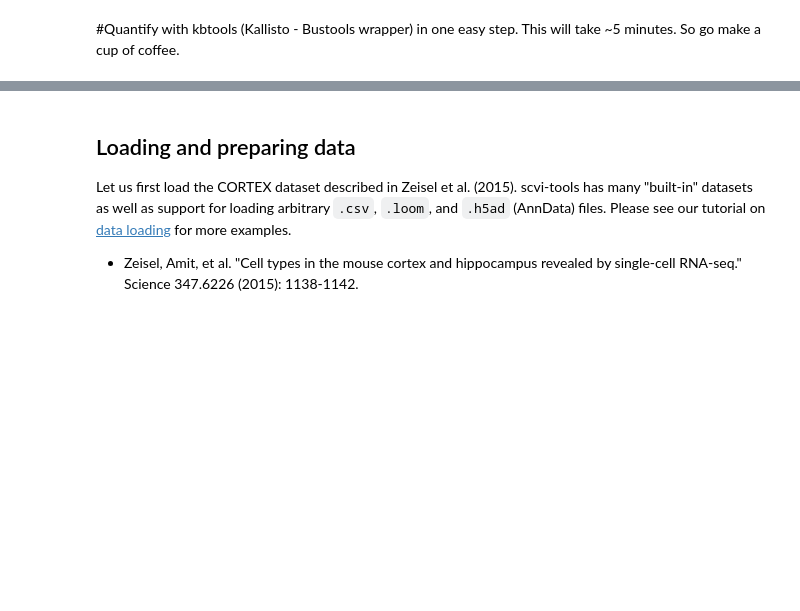
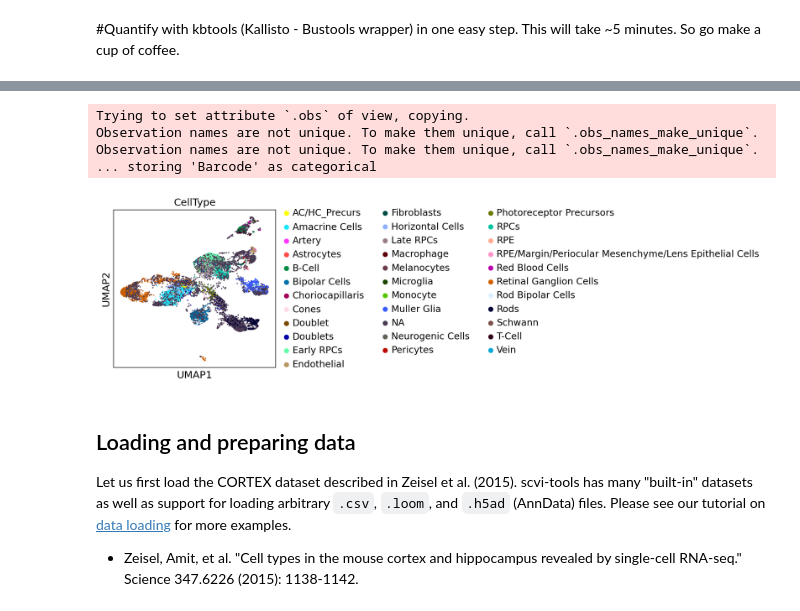
Before and after one commit to davemcg/scEiaD, a Jupyter notebook: colab/scVI_projection.ipynb, the cells around one changed output, grey strips where cells are left out. Drawn from its saved outputs; the diff is of its cells as text; code cells hidden in the pictures; blank space fills up the shorter version.

```diff
--- a/colab/scVI_projection.ipynb
+++ b/colab/scVI_projection.ipynb
@@ -111,3 +165,13 @@ AnnData object with n_obs × n_vars = 42 × 20361
+# %%
+#sc.pl.umap(adata, color=['ENSG00000105392', 'ENSG00000144485', 'ENSG00000016082'])
+adata_scEiaD.obsm['X_umap'] = adata_scEiaD.obsm['X_scviumap']
+sc.pl.umap(adata_scEiaD_cutdown, color = 'CellType')
+# %% [output]
+Trying to set attribute `.obs` of view, copying.
+Observation names are not unique. To make them unique, call `.obs_names_make_unique`.
+Observation names are not unique. To make them unique, call `.obs_names_make_unique`.
+... storing 'Barcode' as categorical
+[figure, added]
 # %% [markdown]
 ## Loading and preparing data
 
```
Also changed, not shown: parts of 8 cells of this notebook.
